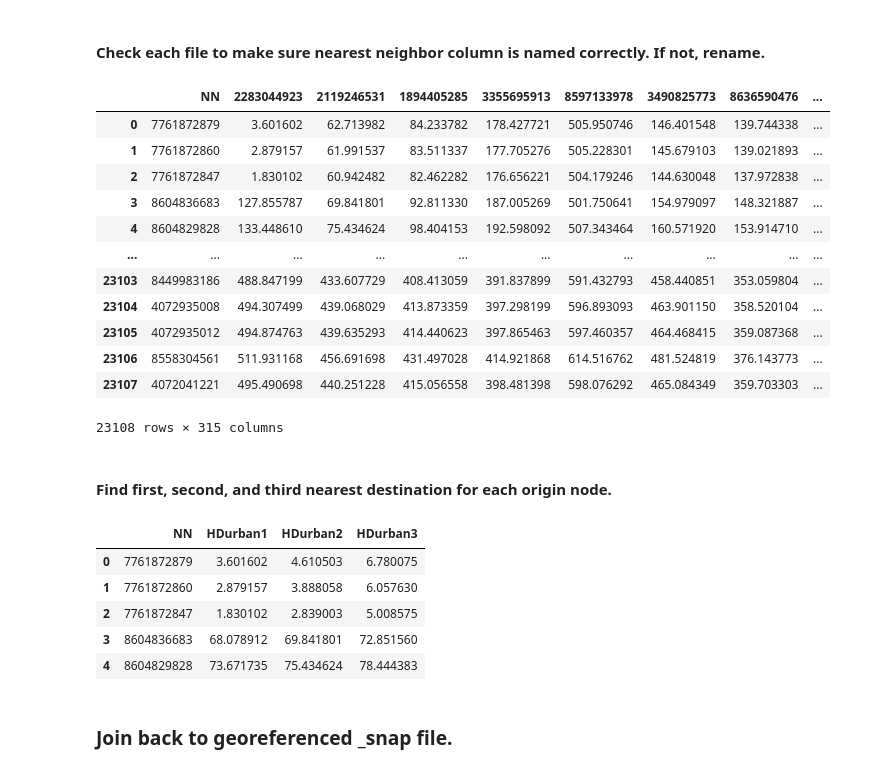
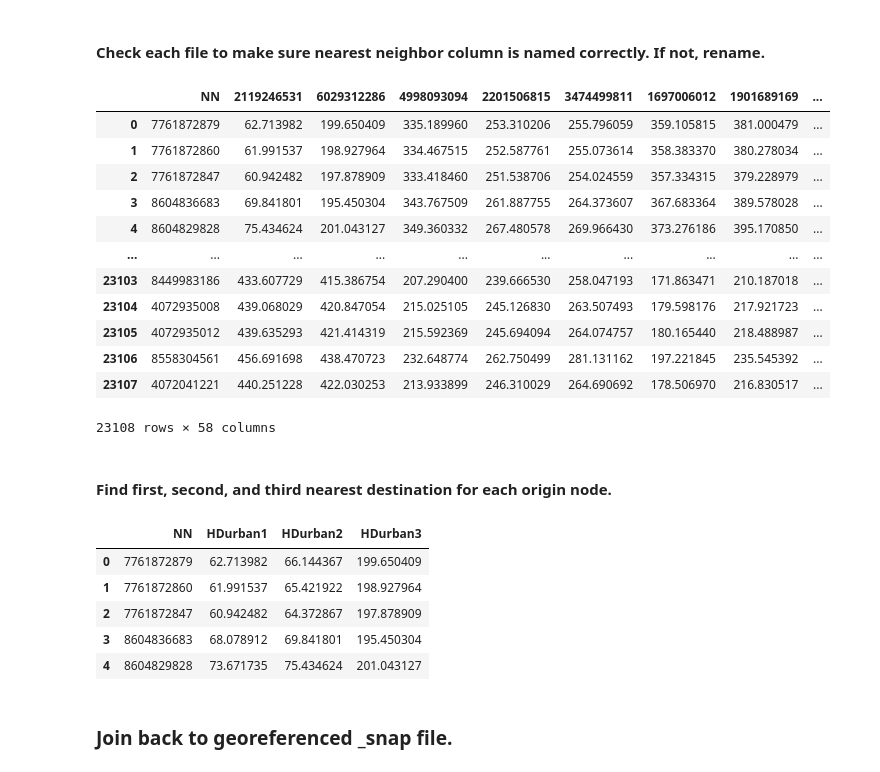
Before and after one commit to gracedoherty/senegal_access, a Jupyter notebook: SEN_Transport_settlement-to-market_driving_2021-11-10.ipynb, the cells around one changed output. Saved outputs shown, nothing was run; the diff lists cells and outputs as text; code cells hidden in the pictures.

```diff
--- a/SEN_Transport_settlement-to-market_driving_2021-11-10.ipynb
+++ b/SEN_Transport_settlement-to-market_driving_2021-11-10.ipynb
@@ -614,7 +632,7 @@ OD_min.tail(20)
 #### Check each file to make sure nearest neighbor column is named correctly. If not, rename.
 # %%
 # Reload from file even if already loaded. Quickest way to ensure NN is a column rather than only the index.
-OD = os.path.join(out_pth, "OD.csv")
+OD = os.path.join(out_pth, "fromhamlet\OD.csv")
 OD = pd.read_csv(OD)
 # %%
 # If more than one destination set, reload those instead of full OD file.
@@ -625,19 +643,19 @@ OD = pd.read_csv(OD)
 # %%
 OD
 # %% [output]
-|  | NN | 2283044923 | 2119246531 | 1894405285 | 3355695913 | 8597133978 | 3490825773 | 8636590476 | ... |
-| 0 | 7761872879 | 3.601602 | 62.713982 | 84.233782 | 178.427721 | 505.950746 | 146.401548 | 139.744338 | ... |
-| 1 | 7761872860 | 2.879157 | 61.991537 | 83.511337 | 177.705276 | 505.228301 | 145.679103 | 139.021893 | ... |
-| 2 | 7761872847 | 1.830102 | 60.942482 | 82.462282 | 176.656221 | 504.179246 | 144.630048 | 137.972838 | ... |
-| 3 | 8604836683 | 127.855787 | 69.841801 | 92.811330 | 187.005269 | 501.750641 | 154.979097 | 148.321887 | ... |
-| 4 | 8604829828 | 133.448610 | 75.434624 | 98.404153 | 192.598092 | 507.343464 | 160.571920 | 153.914710 | ... |
+|  | NN | 2119246531 | 6029312286 | 4998093094 | 2201506815 | 3474499811 | 1697006012 | 1901689169 | ... |
+| 0 | 7761872879 | 62.713982 | 199.650409 | 335.189960 | 253.310206 | 255.796059 | 359.105815 | 381.000479 | ... |
+| 1 | 7761872860 | 61.991537 | 198.927964 | 334.467515 | 252.587761 | 255.073614 | 358.383370 | 380.278034 | ... |
+| 2 | 7761872847 | 60.942482 | 197.878909 | 333.418460 | 251.538706 | 254.024559 | 357.334315 | 379.228979 | ... |
+| 3 | 8604836683 | 69.841801 | 195.450304 | 343.767509 | 261.887755 | 264.373607 | 367.683364 | 389.578028 | ... |
+| 4 | 8604829828 | 75.434624 | 201.043127 | 349.360332 | 267.480578 | 269.966430 | 373.276186 | 395.170850 | ... |
 | ... | ... | ... | ... | ... | ... | ... | ... | ... | ... |
-| 23103 | 8449983186 | 488.847199 | 433.607729 | 408.413059 | 391.837899 | 591.432793 | 458.440851 | 353.059804 | ... |
-| 23104 | 4072935008 | 494.307499 | 439.068029 | 413.873359 | 397.298199 | 596.893093 | 463.901150 | 358.520104 | ... |
-| 23105 | 4072935012 | 494.874763 | 439.635293 | 414.440623 | 397.865463 | 597.460357 | 464.468415 | 359.087368 | ... |
-| 23106 | 8558304561 | 511.931168 | 456.691698 | 431.497028 | 414.921868 | 614.516762 | 481.524819 | 376.143773 | ... |
-| 23107 | 4072041221 | 495.490698 | 440.251228 | 415.056558 | 398.481398 | 598.076292 | 465.084349 | 359.703303 | ... |
+| 23103 | 8449983186 | 433.607729 | 415.386754 | 207.290400 | 239.666530 | 258.047193 | 171.863471 | 210.187018 | ... |
+| 23104 | 4072935008 | 439.068029 | 420.847054 | 215.025105 | 245.126830 | 263.507493 | 179.598176 | 217.921723 | ... |
+| 23105 | 4072935012 | 439.635293 | 421.414319 | 215.592369 | 245.694094 | 264.074757 | 180.165440 | 218.488987 | ... |
+| 23106 | 8558304561 | 456.691698 | 438.470723 | 232.648774 | 262.750499 | 281.131162 | 197.221845 | 235.545392 | ... |
+| 23107 | 4072041221 | 440.251228 | 422.030253 | 213.933899 | 246.310029 | 264.690692 | 178.506970 | 216.830517 | ... |
-23108 rows × 315 columns
+23108 rows × 58 columns
 # %%
 OD.rename(columns={'Unnamed: 0': 'NN'}, inplace=True) # Repeat for each OD set, if needed.
 # %% [markdown]
@@ -653,44 +671,44 @@ OD_HDurban["HDurban1"] = 0
 sub = OD_HDurban.iloc[:,1:-1] # Filtering out the newly created field and the node ID column. ("include everything between column 0 and the last column")
 OD_HDurban["HDurban1"] = sub.min(axis=1) # Default is axis=0, meaning min value of each column selected. We want min of each row.
 HDurban1 = OD_HDurban[['NN', 'HDurban1']] # Remove unnecessary OD values.
-HDurban1.to_csv(os.path.join(out_pth, 'fromhamlet_drive/HDurban1.csv'))
+HDurban1.to_csv(os.path.join(out_pth, 'fromhamlet\HDurban1.csv'))
 
 
 # Second nearest
 dupes = OD_HDurban.apply(pd.Series.duplicated, axis = 1, keep=False) # If a number is repeated within a row, value is True. If not, False.
 # The first time this is done, there should be two True values per row, unless any POIs are equidistant.
 dupes = OD_HDurban.where(~dupes, fail_value) # For any value that appears more than once in its row, it is replaced with the fail_value.
 
 OD_HDurban["HDurban2"] = 0
 Dsub = dupes.iloc[:,1:] # Filtering out the node ID column. No need to filter 1st nearest as its new "dupes" value is too high to be caught.
 OD_HDurban["HDurban2"] = Dsub.min(axis=1)
 HDurban2 = OD_HDurban.loc[:,['NN', 'HDurban2']]
-HDurban2.to_csv(os.path.join(out_pth, 'fromhamlet_drive/HDurban2.csv'))
+HDurban2.to_csv(os.path.join(out_pth, 'fromhamlet\HDurban2.csv'))
 
 
 # Third nearest
 dupes = OD_HDurban.apply(pd.Series.duplicated, axis = 1, keep=False)
 # Since this includes both first and second nearest columns, there should be four True values per row, unless POIs are equidistant.
 dupes = OD_HDurban.where(~dupes, fail_value)
 
 OD_HDurban["HDurban3"] = 0
 Dsub = dupes.iloc[:,1:] # Filtering out the node ID column.
 OD_HDurban["HDurban3"] = Dsub.min(axis=1)
 HDurban3 = OD_HDurban.loc[:,['NN', 'HDurban3']]
-HDurban3.to_csv(os.path.join(out_pth, 'fromhamlet_drive/HDurban3.csv'))
+HDurban3.to_csv(os.path.join(out_pth, 'fromhamlet\HDurban3.csv'))
 
 
 # Combine and write to file
 HDurban_all = OD_HDurban.loc[:,['NN', 'HDurban1', 'HDurban2', 'HDurban3']]
-HDurban_all.to_csv(os.path.join(out_pth, 'fromhamlet_drive/HDurban_all.csv'))
+HDurban_all.to_csv(os.path.join(out_pth, 'fromhamlet\HDurban_all.csv'))
 HDurban_all.head()
 # %% [output]
 |  | NN | HDurban1 | HDurban2 | HDurban3 |
-| 0 | 7761872879 | 3.601602 | 4.610503 | 6.780075 |
-| 1 | 7761872860 | 2.879157 | 3.888058 | 6.057630 |
-| 2 | 7761872847 | 1.830102 | 2.839003 | 5.008575 |
-| 3 | 8604836683 | 68.078912 | 69.841801 | 72.851560 |
-| 4 | 8604829828 | 73.671735 | 75.434624 | 78.444383 |
+| 0 | 7761872879 | 62.713982 | 66.144367 | 199.650409 |
+| 1 | 7761872860 | 61.991537 | 65.421922 | 198.927964 |
+| 2 | 7761872847 | 60.942482 | 64.372867 | 197.878909 |
+| 3 | 8604836683 | 68.078912 | 69.841801 | 195.450304 |
+| 4 | 8604829828 | 73.671735 | 75.434624 | 201.043127 |
 # %%
 # Run for each destination set if necessary.
 
```
Also changed, not shown: parts of 23 cells of this notebook, 6 other files.
